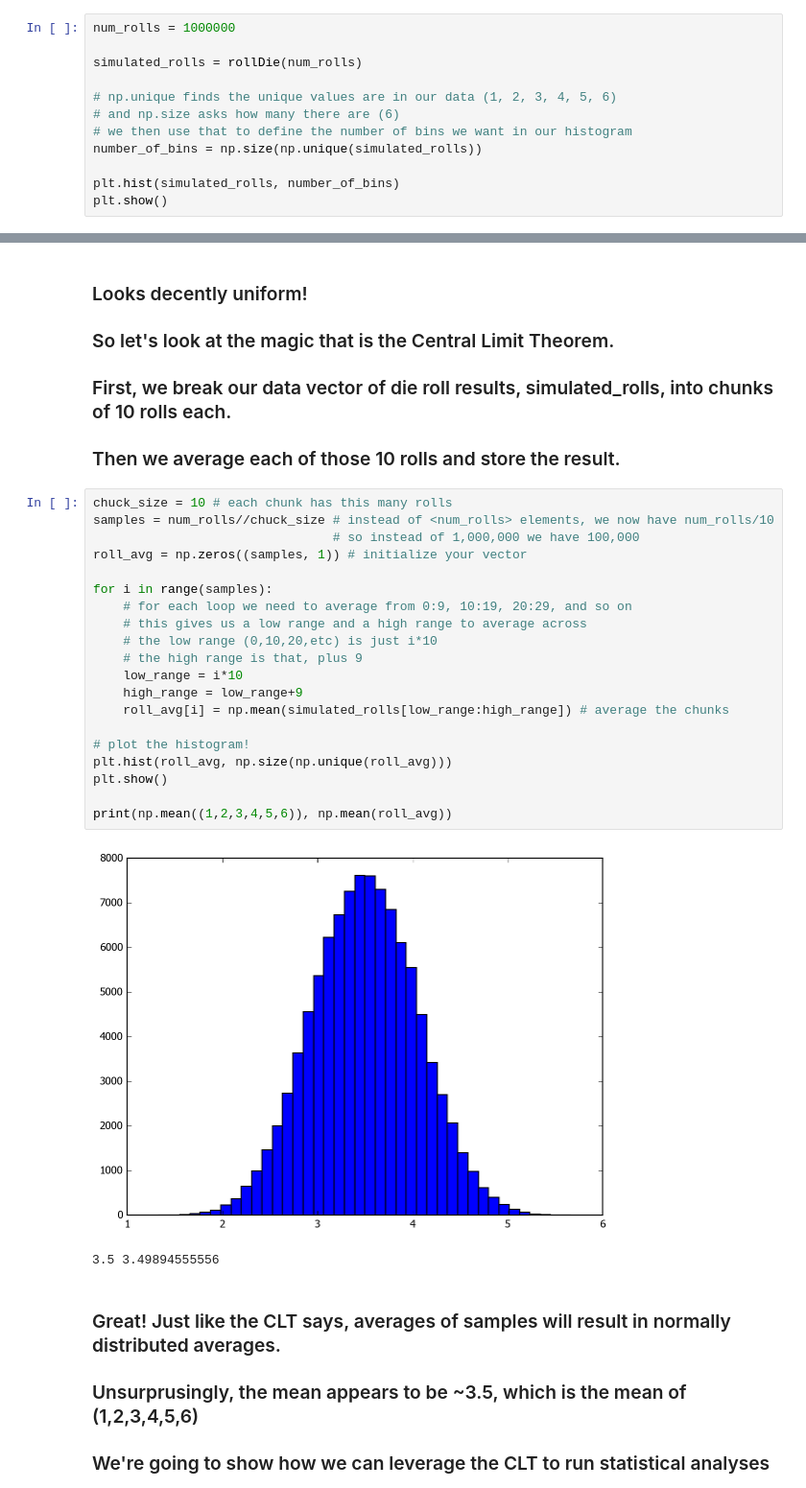
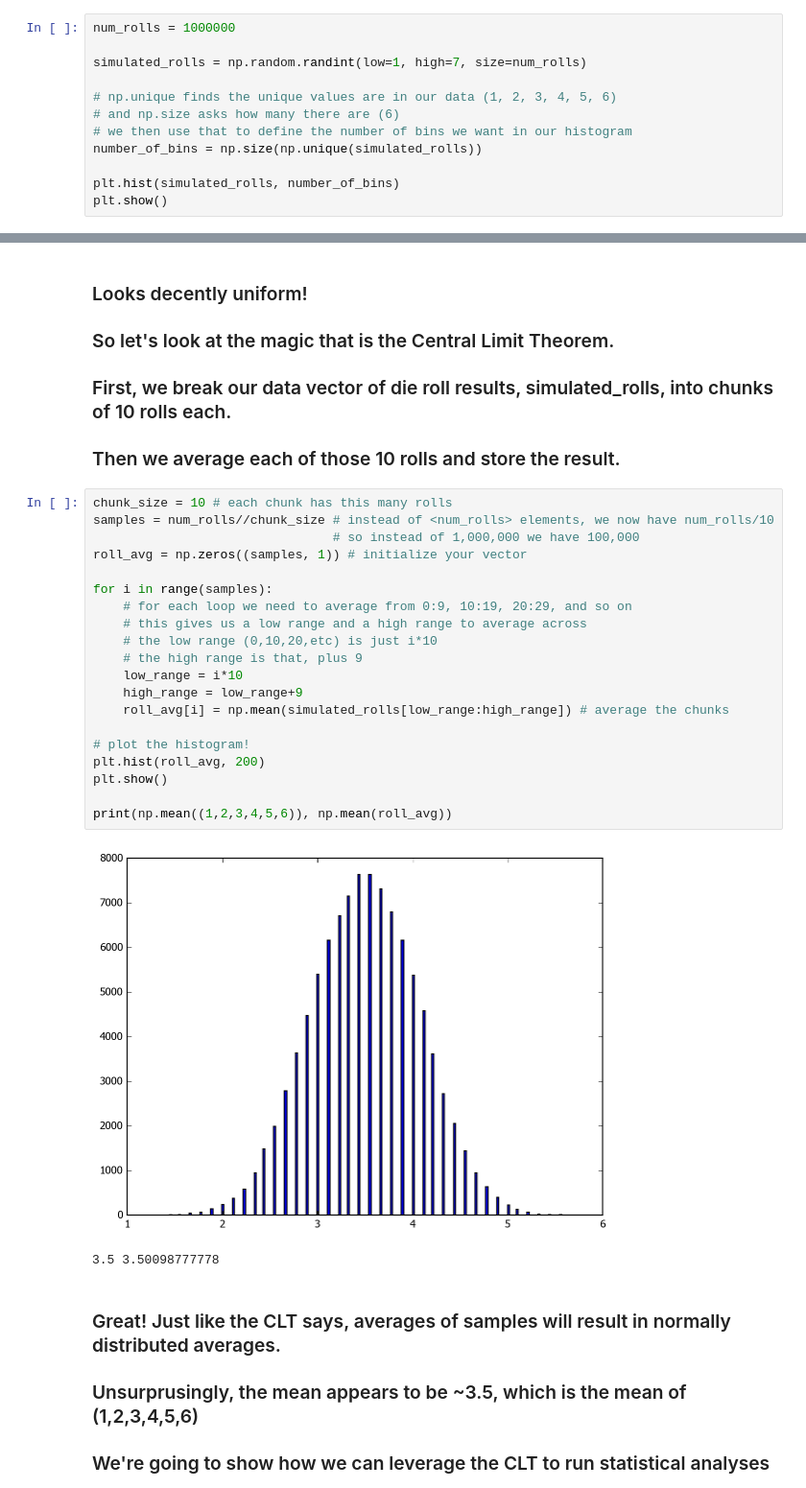
Before and after one commit to ollie-d/LectureMaterials, a Jupyter notebook: UCSD COGS108 - Data Science in Practice - Central Limit Theorem.ipynb, the cells around one changed output, grey strips where cells are left out. Shown: that part at 96% size. Drawn from its saved outputs; the diff is of its cells as text.

Commit message:
faster number generation and some plot fixes

```diff
--- a/UCSD COGS108 - Data Science in Practice - Central Limit Theorem.ipynb
+++ b/UCSD COGS108 - Data Science in Practice - Central Limit Theorem.ipynb
@@ -63,7 +78,7 @@ Wall time: 155 ms
 # %%
 num_rolls = 1000000
 
-simulated_rolls = rollDie(num_rolls)
+simulated_rolls = np.random.randint(low=1, high=7, size=num_rolls)
 
 # np.unique finds the unique values are in our data (1, 2, 3, 4, 5, 6)
 # and np.size asks how many there are (6)
@@ -80,28 +95,28 @@ plt.show()
 ### First, we break our data vector of die roll results, simulated_rolls, into chunks of 10 rolls each.
 ### Then we average each of those 10 rolls and store the result.
 # %%
-chuck_size = 10 # each chunk has this many rolls
-samples = num_rolls//chuck_size # instead of <num_rolls> elements, we now have num_rolls/10
+chunk_size = 10 # each chunk has this many rolls
+samples = num_rolls//chunk_size # instead of <num_rolls> elements, we now have num_rolls/10
                                 # so instead of 1,000,000 we have 100,000
 roll_avg = np.zeros((samples, 1)) # initialize your vector
 
 for i in range(samples):
     # for each loop we need to average from 0:9, 10:19, 20:29, and so on
     # this gives us a low range and a high range to average across
     # the low range (0,10,20,etc) is just i*10
     # the high range is that, plus 9
     low_range = i*10
     high_range = low_range+9
     roll_avg[i] = np.mean(simulated_rolls[low_range:high_range]) # average the chunks
 
 # plot the histogram!
-plt.hist(roll_avg, np.size(np.unique(roll_avg)))
+plt.hist(roll_avg, 200)
 plt.show()
 
 print(np.mean((1,2,3,4,5,6)), np.mean(roll_avg))
 # %% [output]
-[figure, old version]
+[figure, new version]
-3.5 3.49894555556
+3.5 3.50098777778
 # %% [markdown]
 ### Great! Just like the CLT says, averages of samples will result in normally distributed averages.
 ### Unsurprusingly, the mean appears to be ~3.5, which is the mean of (1,2,3,4,5,6)
```
Also changed, not shown: parts of 14 cells of this notebook.
